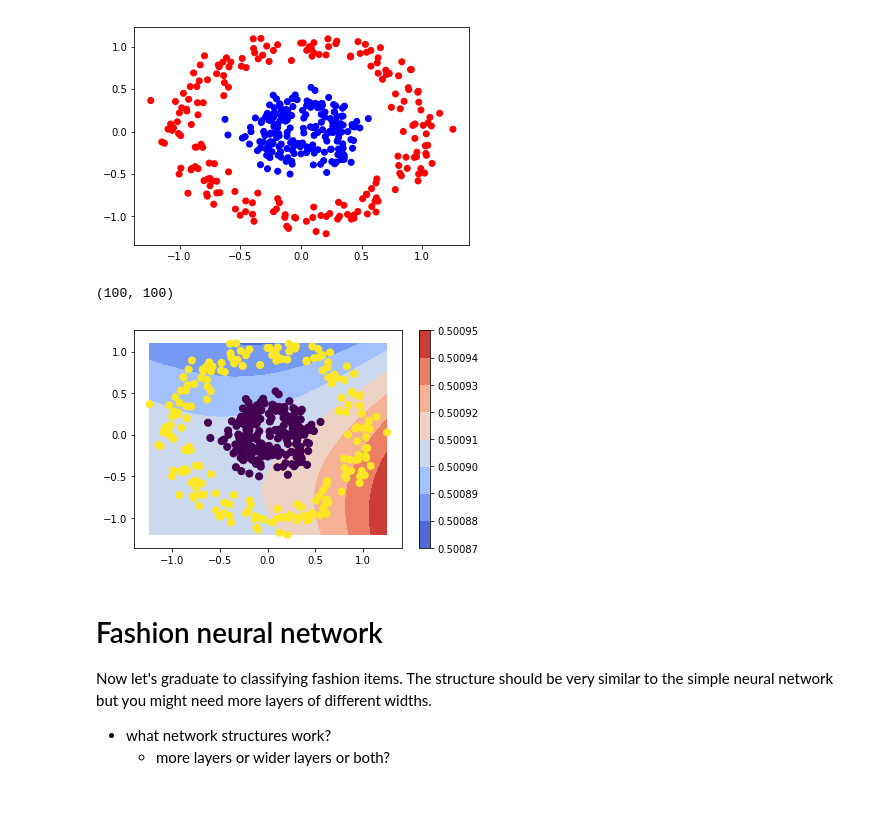
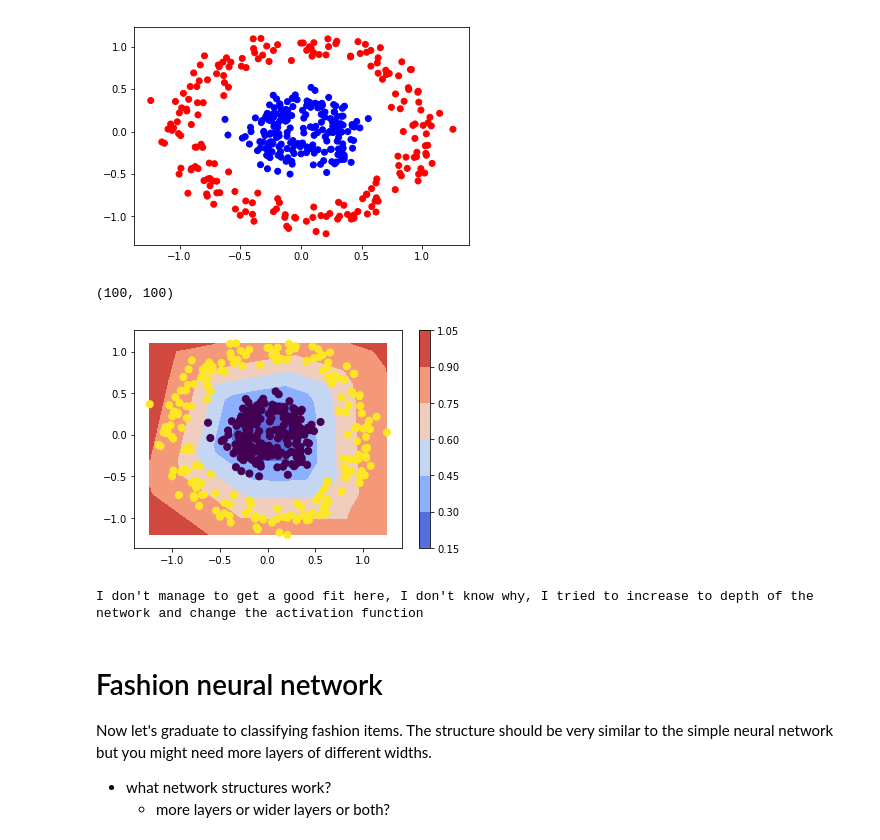
Before and after one commit to martin-millon/Advanced_computing_exercices, a Jupyter notebook: exercise3_solution.ipynb, the cells around one changed output. Saved outputs shown, nothing was run; the diff lists cells and outputs as text; code cells hidden in the pictures; blank space fills up the shorter version.

```diff
--- a/exercise3_solution.ipynb
+++ b/exercise3_solution.ipynb
@@ -229,36 +229,37 @@ plt.scatter(X[:,0], X[:,1], c=y_lab)
 # %%
 np.random.seed(123+3)
 
 # This returns a tensor to represent the input
 inputs = Input(shape=(2,))
 
 # a layer instance is callable on a tensor, and returns a tensor
 x = Dense(10)(inputs)
-x = Activation("softmax")(x)
-x = Dense(10)(x)
-x = Activation("softmax")(x)
-x = Dense(10)(x)
-x = Activation("softmax")(x)
-x = Dense(10)(x)
-x = Activation("softmax")(x)
+x = Activation("relu")(x)
+# x = Dense(10)(x)
+# x = Activation("softmax")(x)
+# x = Dense(10)(x)
+# x = Activation("softmax")(x)
+# x = Dense(10)(x)
+# x = Activation("softmax")(x)
 x = Dense(2)(x)
 # to find out more about activations check the keras documentation
-predictions = Activation('tanh')(x)
+predictions = Activation('softmax')(x)
 
 # This creates a model that includes
 # the Input layer and three Dense layers
 model = Model(inputs=inputs, outputs=predictions)
 model.compile(optimizer='sgd',
-              loss='mean_squared_error',
+              loss='categor',
               metrics=['accuracy'],
               )
-model.fit(X, Y_, epochs=1000, verbose=False)
+model.fit(X, Y_, epochs=300, verbose=False)
 decision_surface(model,X,y)
 
-print "I don't manage to get a good fit here, I don't know why, I tried to increase to depth of the network and change the activation function"
+print("I don't manage to get a good fit here, I don't know why, I tried to increase to depth of the network and change the activation function")
 # %% [output]
 (100, 100)
-[figure, old version]
+[figure, new version]
+I don't manage to get a good fit here, I don't know why, I tried to increase to depth of the network and change the activation function
 # %% [markdown]
 # Fashion neural network
 
```
